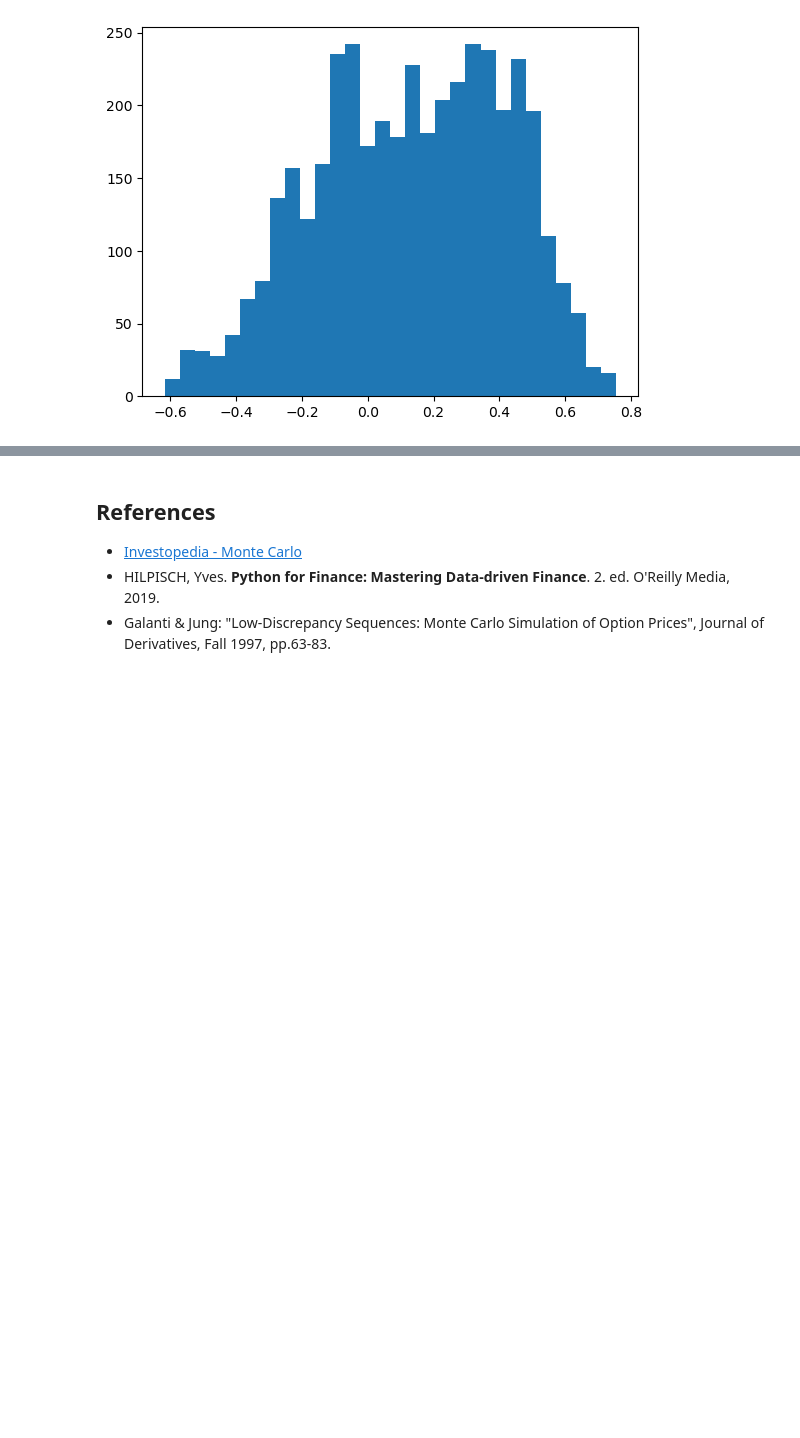
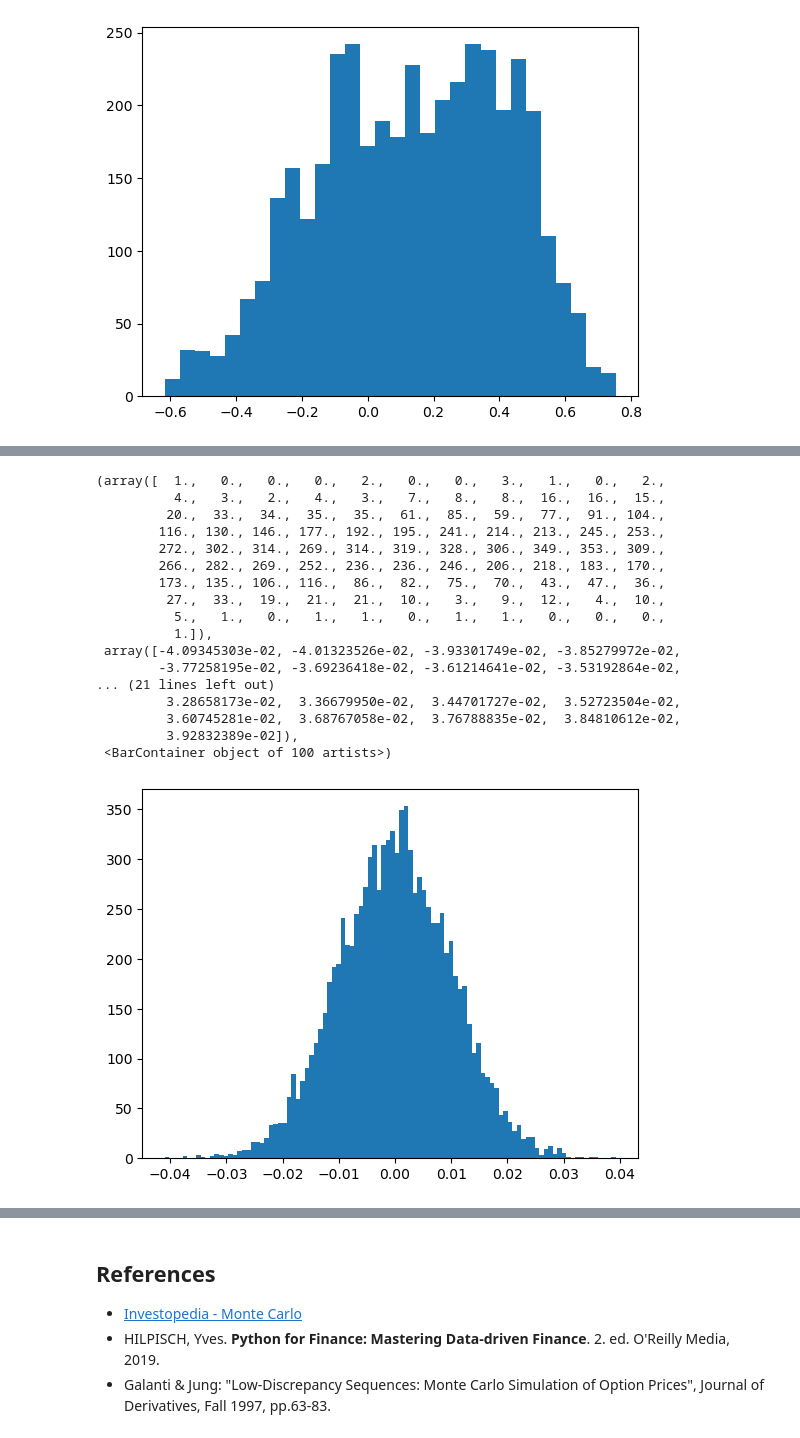
Before and after one commit to fbristotti/cqf, a Jupyter notebook: final/final.ipynb, the cells around one changed output, grey strips where cells are left out. Drawn from its saved outputs; the diff is of its cells as text; code cells hidden in the pictures; blank space fills up the shorter version.

```diff
--- a/final/final.ipynb
+++ b/final/final.ipynb
@@ -401,2 +436,53 @@ plt.hist(bbb, bins=30)
+# %%
+def browbr(B, N, T):
+
+    W = np.zeros(N+1)
+    dt = T / N
+    W[N] = B[N-1] * np.sqrt(T)
+
+    def browbr_recur(i, k):
+        if k - i < 2:
+            return
+
+        j = int((k + i)/2)
+
+        _t = (j-i)*dt
+        _T = (k-i)*dt
+        gamma = _t/_T
+        stdev = gamma*(1-gamma)*_T
+        W[j] = (1-gamma)*W[i] + gamma*W[k] + np.sqrt(stdev) * B[j-1]
+
+        browbr_recur(i, j)
+        browbr_recur(j, k)
+
+    browbr_recur(0,N)
+    return W
+
+N = 10000
+T = 1
+dt = T / N
+bbrr = browbr(np.random.standard_normal(N), N, T)
+
+aaa = bbrr[2:] - bbrr[1:-1]
+plt.hist(aaa, bins=100)
+# %% [output]
+(array([  1.,   0.,   0.,   0.,   2.,   0.,   0.,   3.,   1.,   0.,   2.,
+          4.,   3.,   2.,   4.,   3.,   7.,   8.,   8.,  16.,  16.,  15.,
+         20.,  33.,  34.,  35.,  35.,  61.,  85.,  59.,  77.,  91., 104.,
+        116., 130., 146., 177., 192., 195., 241., 214., 213., 245., 253.,
+        272., 302., 314., 269., 314., 319., 328., 306., 349., 353., 309.,
+        266., 282., 269., 252., 236., 236., 246., 206., 218., 183., 170.,
+        173., 135., 106., 116.,  86.,  82.,  75.,  70.,  43.,  47.,  36.,
+         27.,  33.,  19.,  21.,  21.,  10.,   3.,   9.,  12.,   4.,  10.,
+          5.,   1.,   0.,   1.,   1.,   0.,   1.,   1.,   0.,   0.,   0.,
+          1.]),
+ array([-4.09345303e-02, -4.01323526e-02, -3.93301749e-02, -3.85279972e-02,
+        -3.77258195e-02, -3.69236418e-02, -3.61214641e-02, -3.53192864e-02,
+... (21 lines left out)
+         3.28658173e-02,  3.36679950e-02,  3.44701727e-02,  3.52723504e-02,
+         3.60745281e-02,  3.68767058e-02,  3.76788835e-02,  3.84810612e-02,
+         3.92832389e-02]),
+ <BarContainer object of 100 artists>)
+[figure, added]
 # %%
 # %% [output]
```
Also changed, not shown: parts of 17 cells of this notebook.
